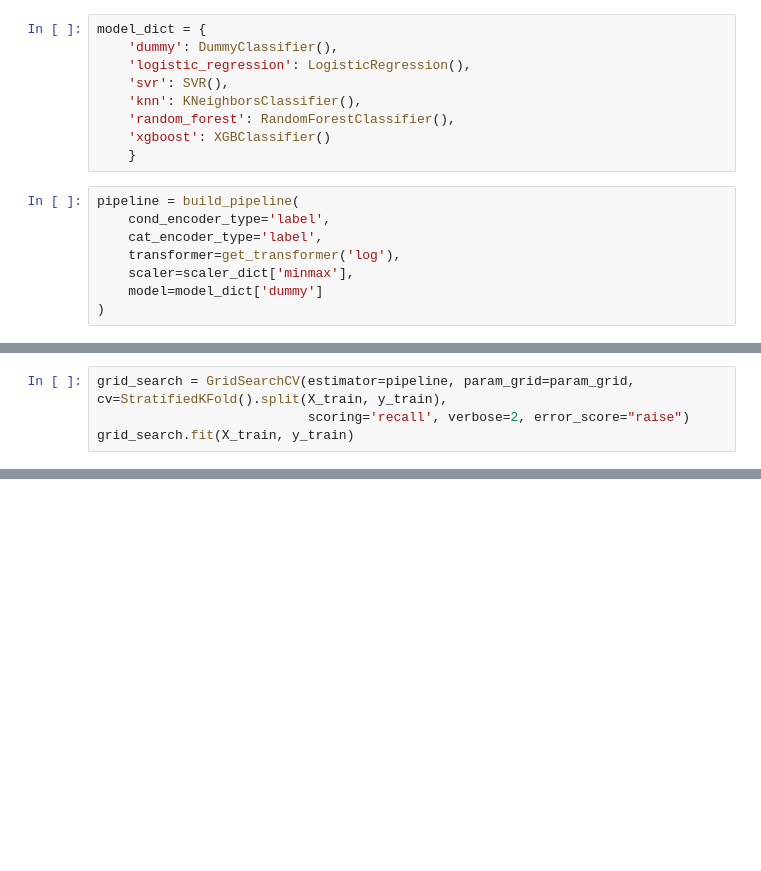
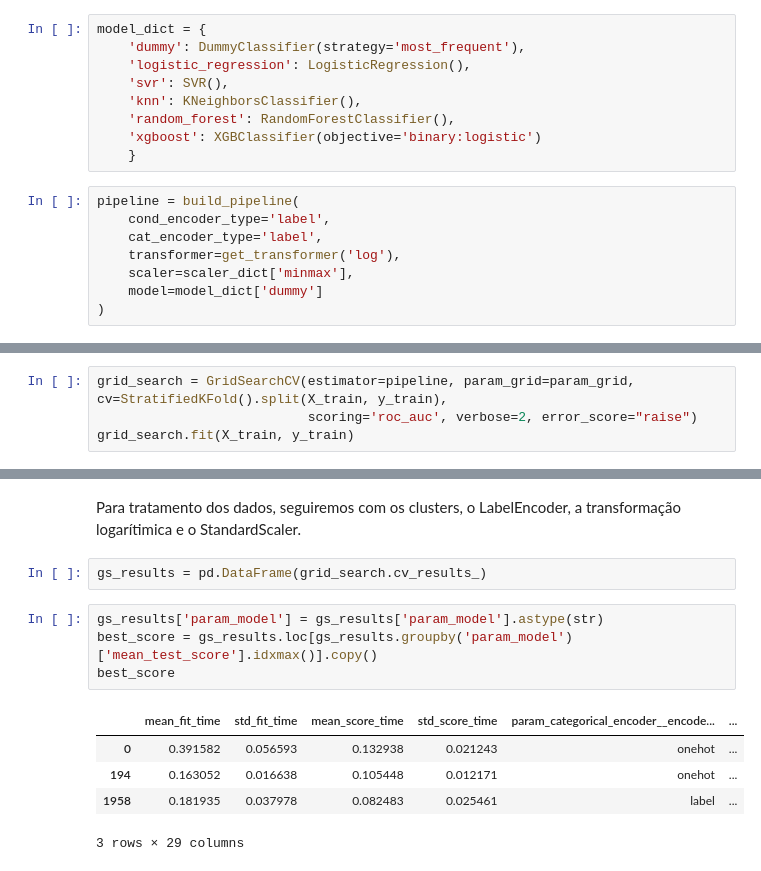
Before and after one commit to SabrinaOtoni/ChurnCase, a Jupyter notebook: notebooks/n04_check_combinations.ipynb, the cells around one changed output, grey strips where cells are left out. Drawn from its saved outputs; the diff is of its cells as text; blank space fills up the shorter version.

```diff
--- a/notebooks/n04_check_combinations.ipynb
+++ b/notebooks/n04_check_combinations.ipynb
@@ -107,12 +107,12 @@ scaler_dict = {
     }
 # %%
 model_dict = {
-    'dummy': DummyClassifier(),
+    'dummy': DummyClassifier(strategy='most_frequent'),
     'logistic_regression': LogisticRegression(),
     'svr': SVR(),
     'knn': KNeighborsClassifier(),
     'random_forest': RandomForestClassifier(),
-    'xgboost': XGBClassifier()
+    'xgboost': XGBClassifier(objective='binary:logistic')
     }
 # %%
 pipeline = build_pipeline(
@@ -211,4 +219,4 @@ Revisar o seu comentário acima depois de ter lido isso: "First off, it might no
 # %%
 grid_search = GridSearchCV(estimator=pipeline, param_grid=param_grid, cv=StratifiedKFold().split(X_train, y_train),
-                           scoring='recall', verbose=2, error_score="raise")
+                           scoring='roc_auc', verbose=2, error_score="raise")
 grid_search.fit(X_train, y_train)
@@ -261,3 +259,17 @@ Pipeline(steps=[('kmeans_cluster',
+# %% [markdown]
+Para tratamento dos dados, seguiremos com os clusters, o LabelEncoder, a transformação logarítimica e o StandardScaler.
+# %%
+gs_results = pd.DataFrame(grid_search.cv_results_)
+# %%
+gs_results['param_model'] = gs_results['param_model'].astype(str)
+best_score = gs_results.loc[gs_results.groupby('param_model')['mean_test_score'].idxmax()].copy()
+best_score
+# %% [output]
+|  | mean_fit_time | std_fit_time | mean_score_time | std_score_time | param_categorical_encoder__encode... | ... |
+| 0 | 0.391582 | 0.056593 | 0.132938 | 0.021243 | onehot | ... |
+| 194 | 0.163052 | 0.016638 | 0.105448 | 0.012171 | onehot | ... |
+| 1958 | 0.181935 | 0.037978 | 0.082483 | 0.025461 | label | ... |
+3 rows × 29 columns
 # %%
 grid_search.best_params_
 # %% [output]
```
Also changed, not shown: parts of 14 cells of this notebook, 6 other files.
